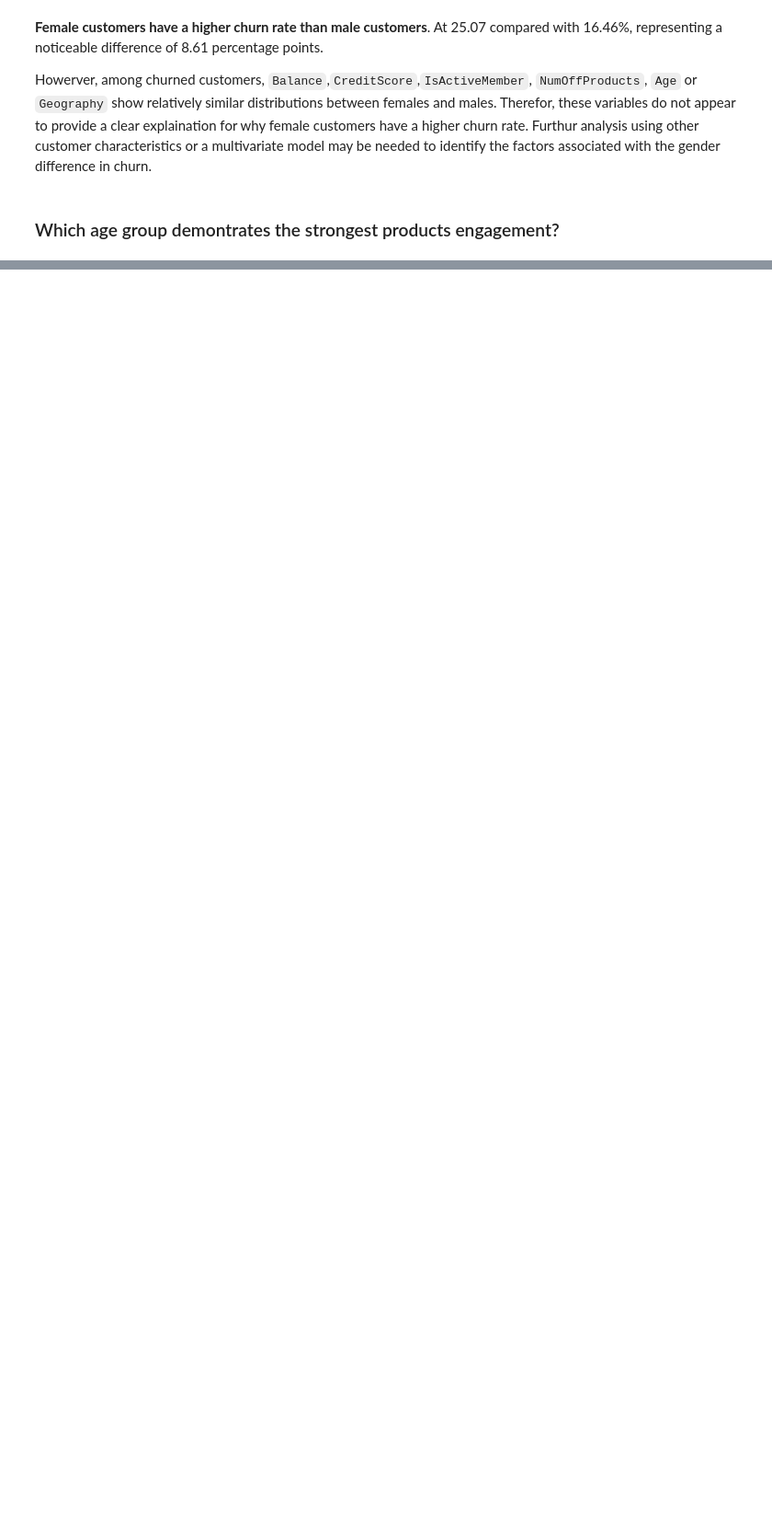
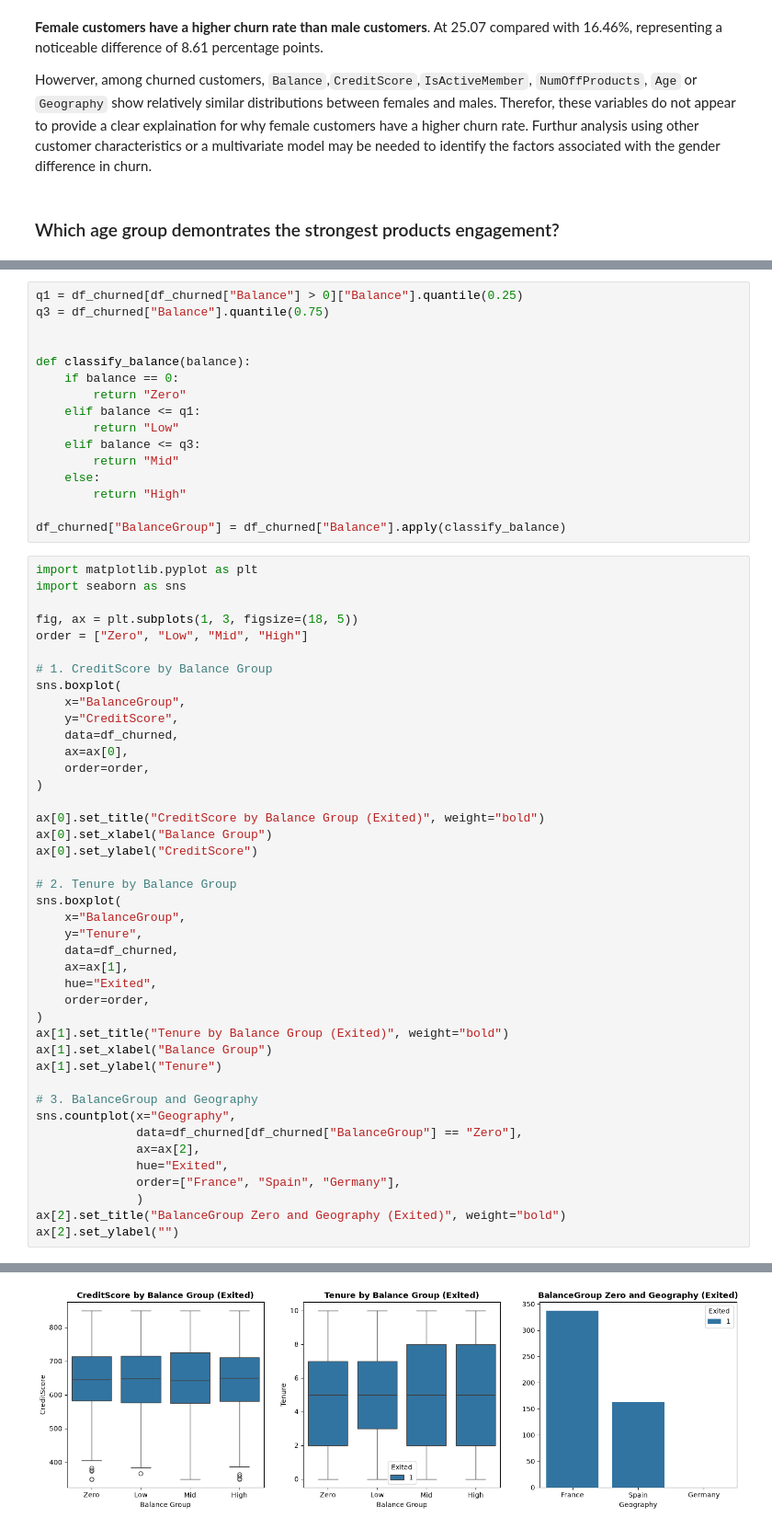
Before and after one commit to ppthanhtuyen-create/bank-customer-churn-analysis, a Jupyter notebook: data_understanding.ipynb, the cells around one changed output, grey strips where cells are left out. Shown at 92% size. Drawn from its saved outputs; the diff is of its cells as text; blank space fills up the shorter version.

```diff
--- a/data_understanding.ipynb
+++ b/data_understanding.ipynb
@@ -1945,0 +2002,59 @@ Howerver, among churned customers, `Balance`,`CreditScore`,`IsActiveMember`, `Nu
+# %%
+q1 = df_churned[df_churned["Balance"] > 0]["Balance"].quantile(0.25)
+q3 = df_churned["Balance"].quantile(0.75)
+
+
+def classify_balance(balance):
+    if balance == 0:
+        return "Zero"
+    elif balance <= q1:
+        return "Low"
+    elif balance <= q3:
+        return "Mid"
+    else:
+        return "High"
+
+df_churned["BalanceGroup"] = df_churned["Balance"].apply(classify_balance)
+# %%
+import matplotlib.pyplot as plt
+import seaborn as sns
+
+fig, ax = plt.subplots(1, 3, figsize=(18, 5))
+order = ["Zero", "Low", "Mid", "High"]
+
+# 1. CreditScore by Balance Group
+sns.boxplot(
+    x="BalanceGroup",
+    y="CreditScore",
+    data=df_churned,
+    ax=ax[0],
+    order=order,
+)
+
+ax[0].set_title("CreditScore by Balance Group (Exited)", weight="bold")
+ax[0].set_xlabel("Balance Group")
+ax[0].set_ylabel("CreditScore")
+
+# 2. Tenure by Balance Group
+sns.boxplot(
+    x="BalanceGroup",
+    y="Tenure",
+    data=df_churned,
+    ax=ax[1],
+    hue="Exited",
+    order=order,
+)
+ax[1].set_title("Tenure by Balance Group (Exited)", weight="bold")
+ax[1].set_xlabel("Balance Group")
+ax[1].set_ylabel("Tenure")
+
+# 3. BalanceGroup and Geography
+sns.countplot(x="Geography",
+              data=df_churned[df_churned["BalanceGroup"] == "Zero"],
+              ax=ax[2],
+              hue="Exited",
+              order=["France", "Spain", "Germany"],
+              )
+ax[2].set_title("BalanceGroup Zero and Geography (Exited)", weight="bold")
+ax[2].set_ylabel("")
+# %% [output]
@@ -1945,0 +2062 @@ Howerver, among churned customers, `Balance`,`CreditScore`,`IsActiveMember`, `Nu
+[figure, added]
```
Also changed, not shown: parts of 15 cells of this notebook, 1 other file.
